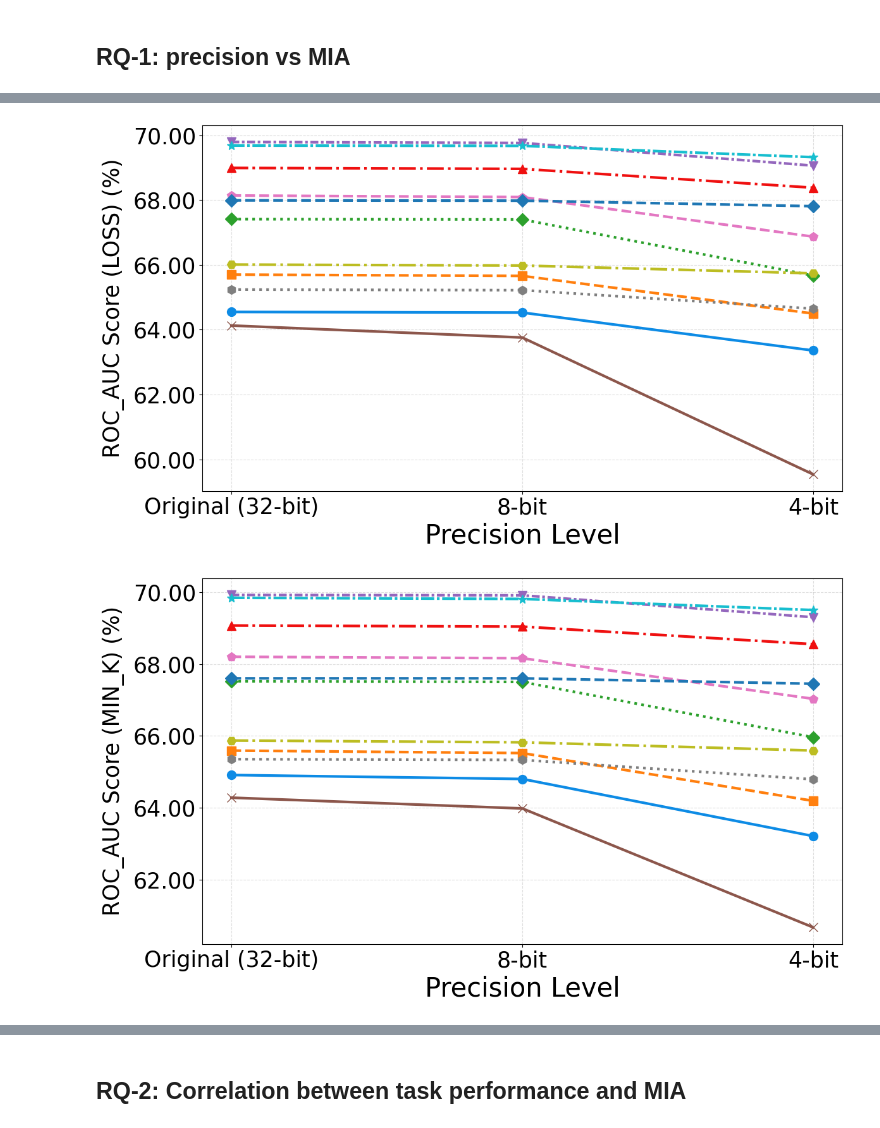
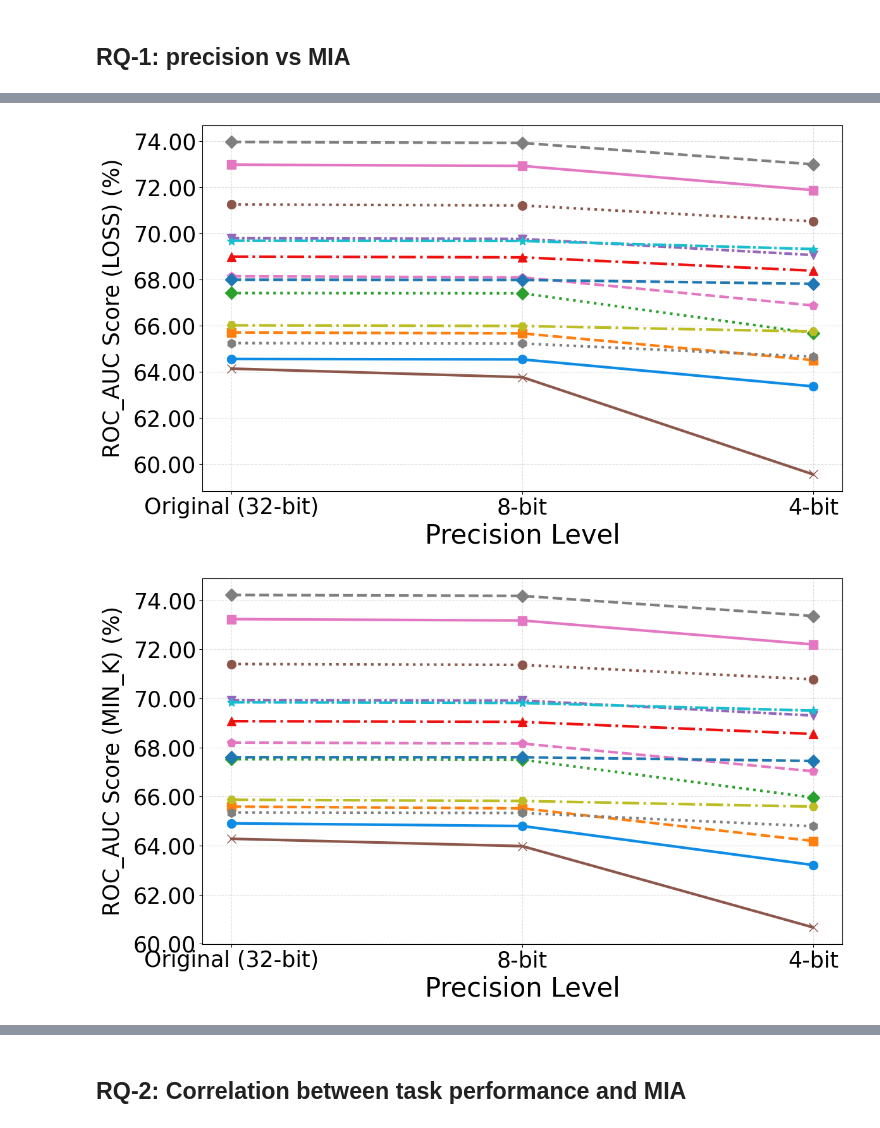
Before and after one commit to nazmul-me/mimir, a Jupyter notebook: RQsResult/RQ3-generalizibilty.ipynb, the cells around one changed output, grey strips where cells are left out. Saved outputs shown, nothing was run; the diff lists cells and outputs as text; code cells hidden in the pictures.

```diff
--- a/RQsResult/RQ3-generalizibilty.ipynb
+++ b/RQsResult/RQ3-generalizibilty.ipynb
@@ -40,6 +40,9 @@ model_styles = {
         "pythia-410M": {"color": "#2ca02c", "marker": "D", "linestyle": ":", "dash": (1, 1), "label": "P-410M"}, #green
         "pythia-1B": {"color": "#ef1010", "marker": "^", "linestyle": "-.", "dash": (3, 5, 1, 5), "label": "P-1B"}, #red
         "pythia-1.4B": {"color": "#9467bd", "marker": "v", "linestyle": (0, (3, 1, 1, 1)), "dash": None, "label": "P-1.4B"}, #purple
+        "pythia-2.8B": {"color": "#8c564b", "marker": "o", "linestyle": ":", "dash": None, "label": "P-2.8B"}, #brown
+        "pythia-6.9B": {"color": "#e377c2", "marker": "s", "linestyle": "-", "dash": (5, 2), "label": "P-6.9B"}, #olive
+        "pythia-12B": {"color": "#7f7f7f", "marker": "D", "linestyle": "--", "dash": (1, 2), "label": "P-12B"}, #pink
         "gptneo-125M": {"color": "#8c564b", "marker": "x", "linestyle": "-", "dash": None, "label": "GPT-125M"}, #brown
         "gptneo-1.3B": {"color": "#e377c2", "marker": "p", "linestyle": "--", "dash": (5, 2), "label": "GPT-1.3B"}, #olive
         "codegen-350M-nl": {"color": "#7f7f7f", "marker": "h", "linestyle": ":", "dash": (1, 2), "label": "CG-350M-NL"}, #pink
@@ -116,6 +119,9 @@ def graph_roc_auc(df, score_col="ROC_AUC", miaName="LOSS", fileName="RQ-2.1.png"
         "pythia-410M": {"color": "#2ca02c", "marker": "D", "linestyle": ":", "dash": (1, 1), "label": "P-410M"}, #green
         "pythia-1B": {"color": "#ef1010", "marker": "^", "linestyle": "-.", "dash": (3, 5, 1, 5), "label": "P-1B"}, #red
         "pythia-1.4B": {"color": "#9467bd", "marker": "v", "linestyle": (0, (3, 1, 1, 1)), "dash": None, "label": "P-1.4B"}, #purple
+        "pythia-2.8B": {"color": "#8c564b", "marker": "o", "linestyle": ":", "dash": None, "label": "P-2.8B"}, #brown
+        "pythia-6.9B": {"color": "#e377c2", "marker": "s", "linestyle": "-", "dash": (5, 2), "label": "P-6.9B"}, #olive
+        "pythia-12B": {"color": "#7f7f7f", "marker": "D", "linestyle": "--", "dash": (1, 2), "label": "P-12B"}, #pink
         "gptneo-125M": {"color": "#8c564b", "marker": "x", "linestyle": "-", "dash": None, "label": "GPT-125M"}, #brown
         "gptneo-1.3B": {"color": "#e377c2", "marker": "p", "linestyle": "--", "dash": (5, 2), "label": "GPT-1.3B"}, #olive
         "codegen-350M-nl": {"color": "#7f7f7f", "marker": "h", "linestyle": ":", "dash": (1, 2), "label": "CG-350M-NL"}, #pink
@@ -189,36 +192,36 @@ def graph_roc_auc(df, score_col="ROC_AUC", miaName="LOSS", fileName="RQ-2.1.png"
 # %%
 df = pd.read_excel(fileName, sheet_name=sheetName, skiprows=2, usecols=["Model", "Compression", "ROC_AUC"])
 graph_roc_auc(df, score_col="ROC_AUC", miaName="LOSS", fileName="RQ-4.2.1")
 
 df = pd.read_excel(fileName, sheet_name=sheetName, skiprows=2, usecols=["Model", "Compression", "ROC_AUC.1"])
 df = df.rename(columns={"ROC_AUC.1": "ROC_AUC"})
 graph_roc_auc(df, score_col="ROC_AUC", miaName="MIN_K", fileName="RQ-4.2.2")
 
 df = pd.read_excel(fileName, sheet_name=sheetName, skiprows=2, usecols=["Model", "Compression", "ROC_AUC.2"])
 df = df.rename(columns={"ROC_AUC.2": "ROC_AUC"})
 graph_roc_auc(df, score_col="ROC_AUC", miaName="ZLIB", fileName="RQ-4.2.3")
 
 df = pd.read_excel(fileName, sheet_name=sheetName, skiprows=2, usecols=["Model", "Compression", "ROC_AUC.3"])
 df = df.rename(columns={"ROC_AUC.3": "ROC_AUC"})
 graph_roc_auc(df, score_col="ROC_AUC", miaName="REF.", fileName="RQ-4.2.4")
 
 
-metric = "PR_AUC"
+# metric = "PR_AUC"
 
-df = pd.read_excel(fileName, sheet_name=sheetName, skiprows=2, usecols=["Model", "Compression", metric])
-graph_roc_auc(df, score_col=metric, miaName="LOSS", fileName="RQ-4.2.5")
+# df = pd.read_excel(fileName, sheet_name=sheetName, skiprows=2, usecols=["Model", "Compression", metric])
+# graph_roc_auc(df, score_col=metric, miaName="LOSS", fileName="RQ-4.2.5")
 
-df = pd.read_excel(fileName, sheet_name=sheetName, skiprows=2, usecols=["Model", "Compression", "PR_AUC.1"])
-df = df.rename(columns={"PR_AUC.1": metric})
-graph_roc_auc(df, score_col=metric, miaName="MIN_K", fileName="RQ-4.2.6")
+# df = pd.read_excel(fileName, sheet_name=sheetName, skiprows=2, usecols=["Model", "Compression", "PR_AUC.1"])
+# df = df.rename(columns={"PR_AUC.1": metric})
+# graph_roc_auc(df, score_col=metric, miaName="MIN_K", fileName="RQ-4.2.6")
 
-df = pd.read_excel(fileName, sheet_name=sheetName, skiprows=2, usecols=["Model", "Compression", "PR_AUC.2"])
-df = df.rename(columns={"PR_AUC.2": metric})
-graph_roc_auc(df, score_col=metric, miaName="ZLIB", fileName="RQ-4.2.7")
+# df = pd.read_excel(fileName, sheet_name=sheetName, skiprows=2, usecols=["Model", "Compression", "PR_AUC.2"])
+# df = df.rename(columns={"PR_AUC.2": metric})
+# graph_roc_auc(df, score_col=metric, miaName="ZLIB", fileName="RQ-4.2.7")
 
-df = pd.read_excel(fileName, sheet_name=sheetName, skiprows=2, usecols=["Model", "Compression", "PR_AUC.3"])
-df = df.rename(columns={"PR_AUC.3": metric})
-graph_roc_auc(df, score_col=metric, miaName="REF.", fileName="RQ-4.2.8")
+# df = pd.read_excel(fileName, sheet_name=sheetName, skiprows=2, usecols=["Model", "Compression", "PR_AUC.3"])
+# df = df.rename(columns={"PR_AUC.3": metric})
+# graph_roc_auc(df, score_col=metric, miaName="REF.", fileName="RQ-4.2.8")
 # %% [output]
-[figure, old version]
+[figure, new version]
-[figure, old version]
+[figure, new version]
```
Also changed, not shown: parts of 7 cells of this notebook, 6 other files.
